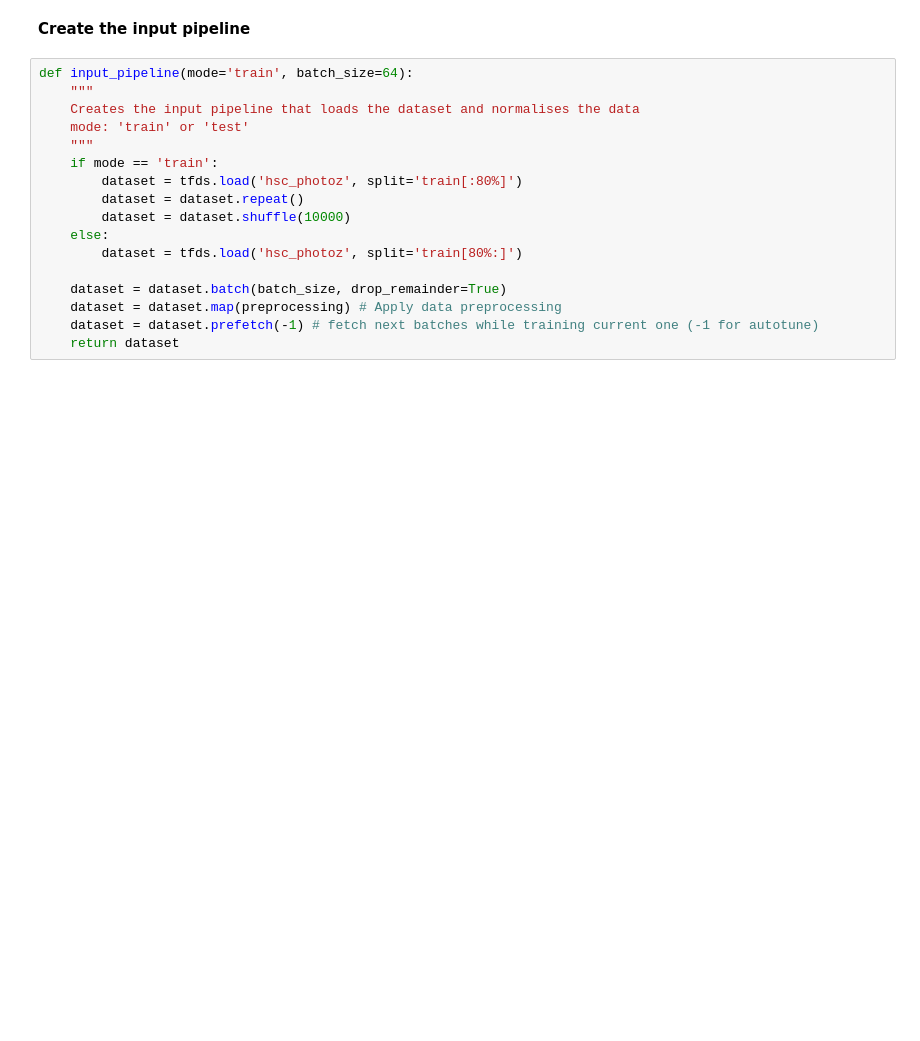
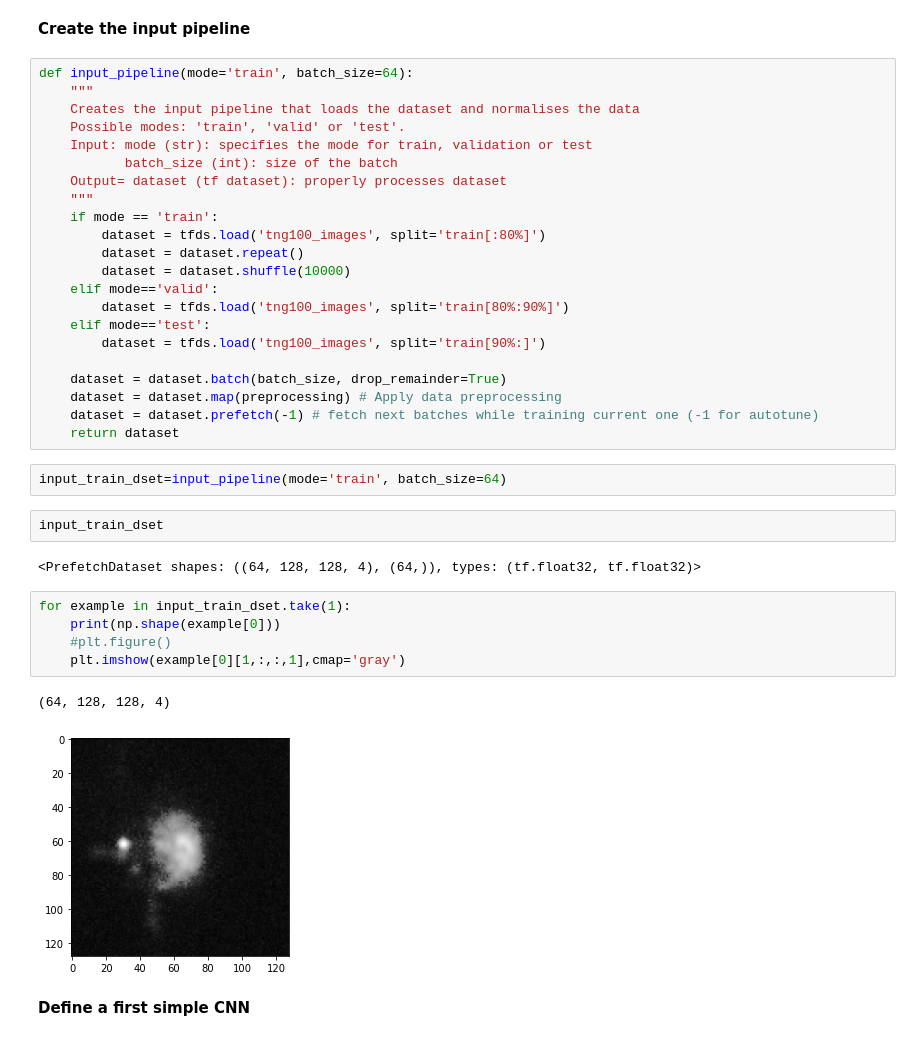
Before and after one commit to EiffL/sfh-inference-hackathon, a Jupyter notebook: notebooks/load_tng100_image_dataset.ipynb, the cells around one changed output. Cells and saved outputs as stored; diff of their text form; blank space fills up the shorter version.

```diff
--- a/notebooks/load_tng100_image_dataset.ipynb
+++ b/notebooks/load_tng100_image_dataset.ipynb
@@ -171,16 +173,37 @@ for example in norm_train_dset.take(2):
 def input_pipeline(mode='train', batch_size=64):
     """
     Creates the input pipeline that loads the dataset and normalises the data
-    mode: 'train' or 'test'
+    Possible modes: 'train', 'valid' or 'test'.
+    Input: mode (str): specifies the mode for train, validation or test
+           batch_size (int): size of the batch
+    Output= dataset (tf dataset): properly processes dataset
     """
     if mode == 'train':
-        dataset = tfds.load('hsc_photoz', split='train[:80%]')
+        dataset = tfds.load('tng100_images', split='train[:80%]')
         dataset = dataset.repeat()
         dataset = dataset.shuffle(10000)
-    else:
-        dataset = tfds.load('hsc_photoz', split='train[80%:]')
+    elif mode=='valid':
+        dataset = tfds.load('tng100_images', split='train[80%:90%]')
+    elif mode=='test':
+        dataset = tfds.load('tng100_images', split='train[90%:]')
 
     dataset = dataset.batch(batch_size, drop_remainder=True)
     dataset = dataset.map(preprocessing) # Apply data preprocessing
     dataset = dataset.prefetch(-1) # fetch next batches while training current one (-1 for autotune)
     return dataset
+# %%
+input_train_dset=input_pipeline(mode='train', batch_size=64)
+# %%
+input_train_dset
+# %% [output]
+<PrefetchDataset shapes: ((64, 128, 128, 4), (64,)), types: (tf.float32, tf.float32)>
+# %%
+for example in input_train_dset.take(1):
+    print(np.shape(example[0]))
+    #plt.figure()
+    plt.imshow(example[0][1,:,:,1],cmap='gray')
+# %% [output]
+(64, 128, 128, 4)
+[figure, added]
+# %% [markdown]
+**Define a first simple CNN**
```
Also changed, not shown: parts of 25 cells of this notebook, 1 other file.
